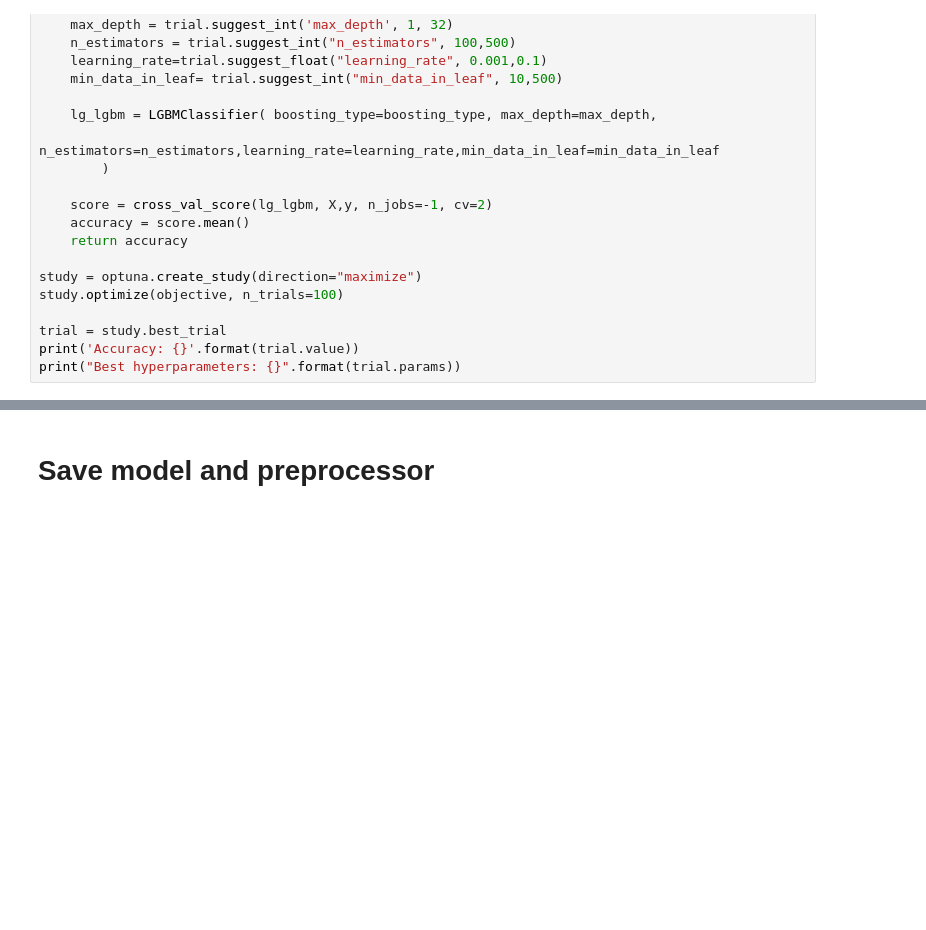
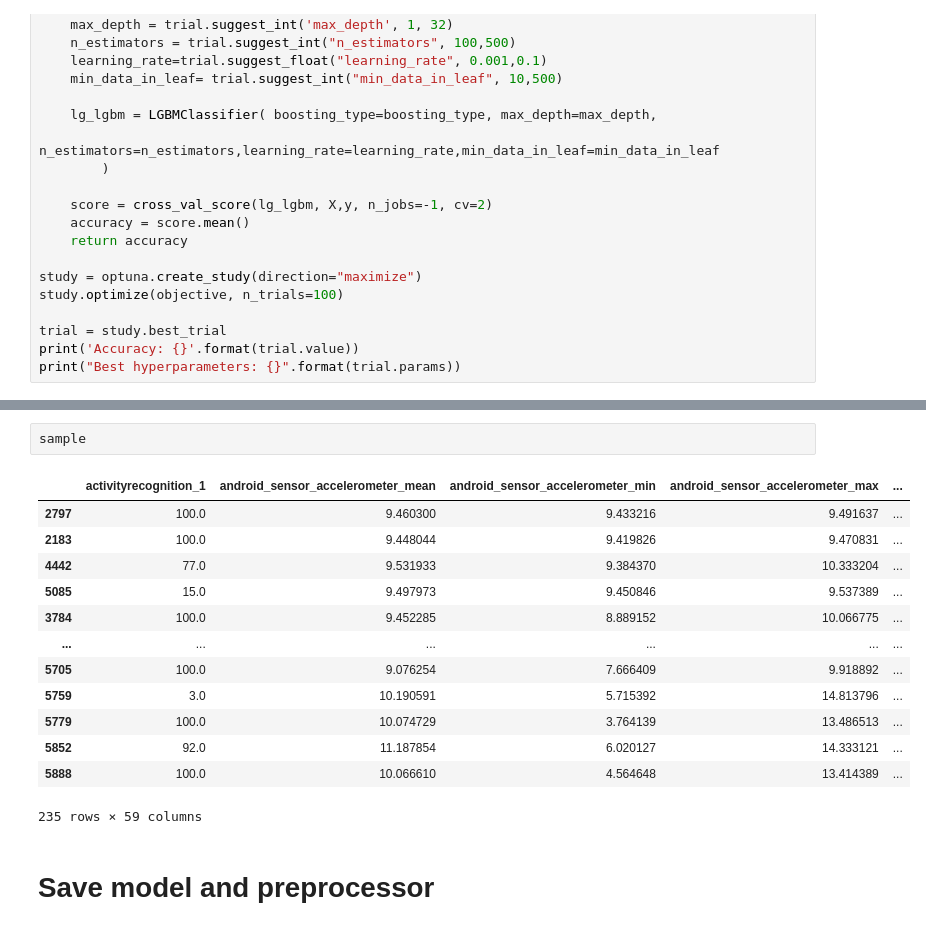
Before and after one commit to Huawei-Watch-Strive-School/Building-Week-2, a Jupyter notebook: version_1.ipynb, the cells around one changed output, grey strips where cells are left out. Saved outputs shown, nothing was run; the diff lists cells and outputs as text; blank space fills up the shorter version.

```diff
--- a/version_1.ipynb
+++ b/version_1.ipynb
@@ -303,3 +303,19 @@ sample=pd.concat([d1_,d2_,d3])
+# %%
+sample
+# %% [output]
+|  | activityrecognition_1 | android_sensor_accelerometer_mean | android_sensor_accelerometer_min | android_sensor_accelerometer_max | ... |
+| 2797 | 100.0 | 9.460300 | 9.433216 | 9.491637 | ... |
+| 2183 | 100.0 | 9.448044 | 9.419826 | 9.470831 | ... |
+| 4442 | 77.0 | 9.531933 | 9.384370 | 10.333204 | ... |
+| 5085 | 15.0 | 9.497973 | 9.450846 | 9.537389 | ... |
+| 3784 | 100.0 | 9.452285 | 8.889152 | 10.066775 | ... |
+| ... | ... | ... | ... | ... | ... |
+| 5705 | 100.0 | 9.076254 | 7.666409 | 9.918892 | ... |
+| 5759 | 3.0 | 10.190591 | 5.715392 | 14.813796 | ... |
+| 5779 | 100.0 | 10.074729 | 3.764139 | 13.486513 | ... |
+| 5852 | 92.0 | 11.187854 | 6.020127 | 14.333121 | ... |
+| 5888 | 100.0 | 10.066610 | 4.564648 | 13.414389 | ... |
+235 rows × 59 columns
 # %% [markdown]
 # Save model and preprocessor
 # %%
```
Also changed, not shown: parts of 2 cells of this notebook.
